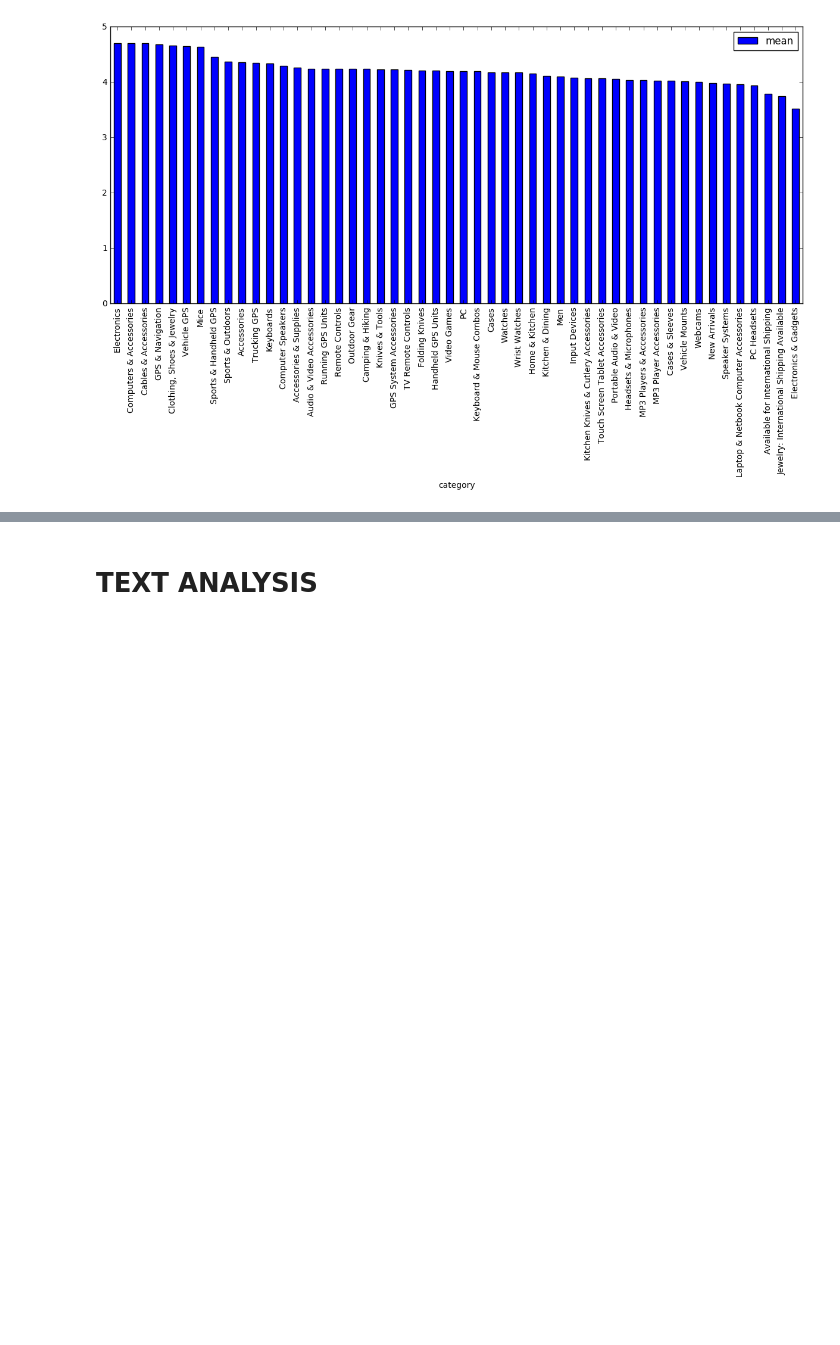
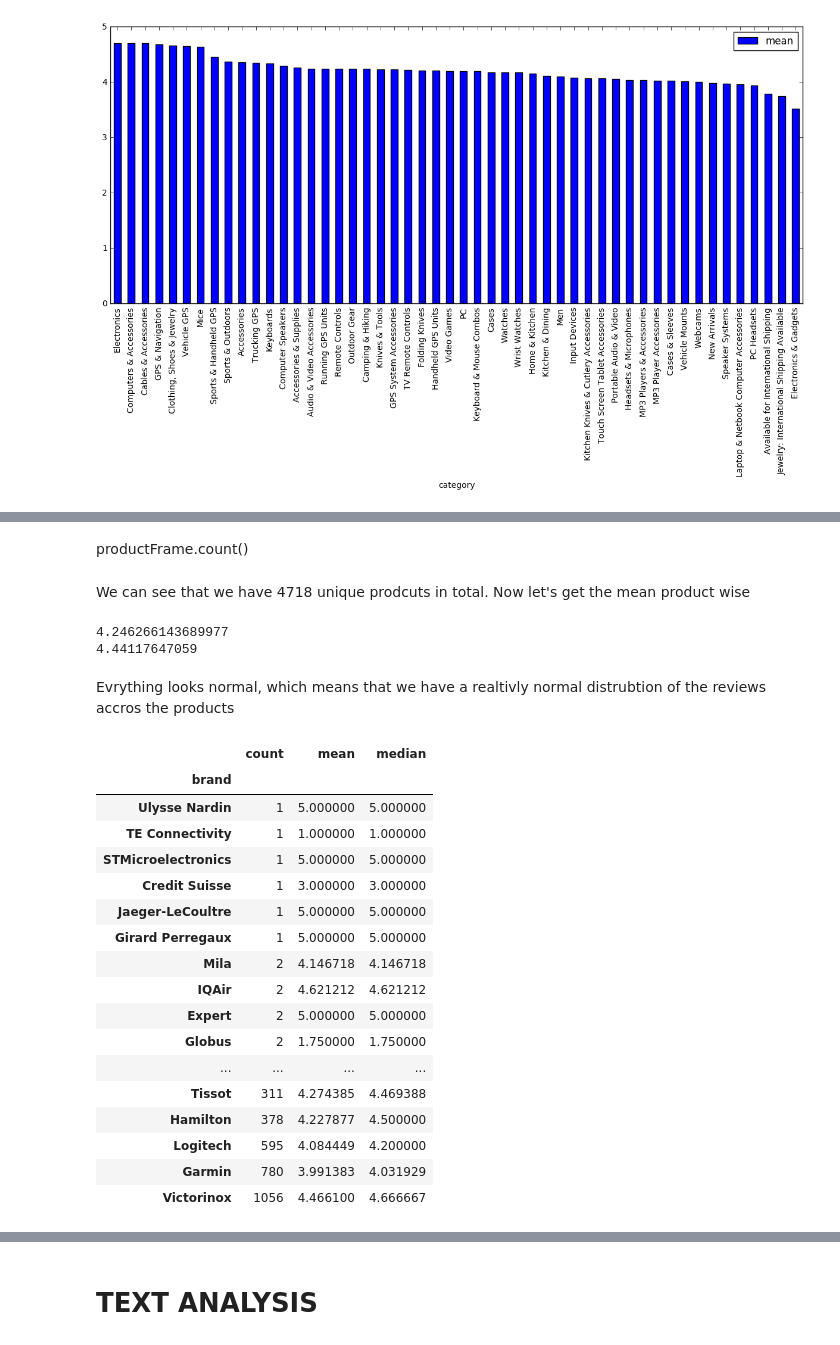
Before and after one commit to bojanp94/ADAProject, a Jupyter notebook: swiss products.ipynb, the cells around one changed output, grey strips where cells are left out. Drawn from its saved outputs; the diff is of its cells as text; code cells hidden in the pictures; blank space fills up the shorter version.

```diff
--- a/swiss products.ipynb
+++ b/swiss products.ipynb
@@ -190,0 +193,40 @@ res.sort_values(by='mean',ascending=False).plot.bar(x = res.category, figsize=(1
+# %%
+productGroup = swissDF.groupby(['asin'])
+productFrame = pd.DataFrame(productGroup['overall'].agg(['count', 'mean']))
+# %% [markdown]
+productFrame.count()
+# %% [markdown]
+We can see that we have 4718 unique prodcuts in total.
+Now let's get the mean product wise
+# %%
+print(np.mean(productFrame['mean']))
+print(np.median(productFrame['mean']))
+# %% [output]
+4.246266143689977
+4.44117647059
+# %% [markdown]
+Evrything looks normal, which means that we have a realtivly normal distrubtion of the reviews accros the products
+# %%
+productFrame['asin'] = productFrame.index
+productFrame['brand'] = productGroup.apply(lambda x: list(x.brand)[0])
+productFrame.index = range(0, 4718)
+productFrame.groupby(['brand'])['mean'].agg(['count', 'mean', 'median']).sort_values(['count'])
+# %% [output]
+|  | count | mean | median |
+| brand |  |  |  |
+| Ulysse Nardin | 1 | 5.000000 | 5.000000 |
+| TE Connectivity | 1 | 1.000000 | 1.000000 |
+| STMicroelectronics | 1 | 5.000000 | 5.000000 |
+| Credit Suisse | 1 | 3.000000 | 3.000000 |
+| Jaeger-LeCoultre | 1 | 5.000000 | 5.000000 |
+| Girard Perregaux | 1 | 5.000000 | 5.000000 |
+| Mila | 2 | 4.146718 | 4.146718 |
+| IQAir | 2 | 4.621212 | 4.621212 |
+| Expert | 2 | 5.000000 | 5.000000 |
+| Globus | 2 | 1.750000 | 1.750000 |
+| ... | ... | ... | ... |
+| Tissot | 311 | 4.274385 | 4.469388 |
+| Hamilton | 378 | 4.227877 | 4.500000 |
+| Logitech | 595 | 4.084449 | 4.200000 |
+| Garmin | 780 | 3.991383 | 4.031929 |
+| Victorinox | 1056 | 4.466100 | 4.666667 |
```
Also changed, not shown: parts of 15 cells of this notebook, 1 other file.
